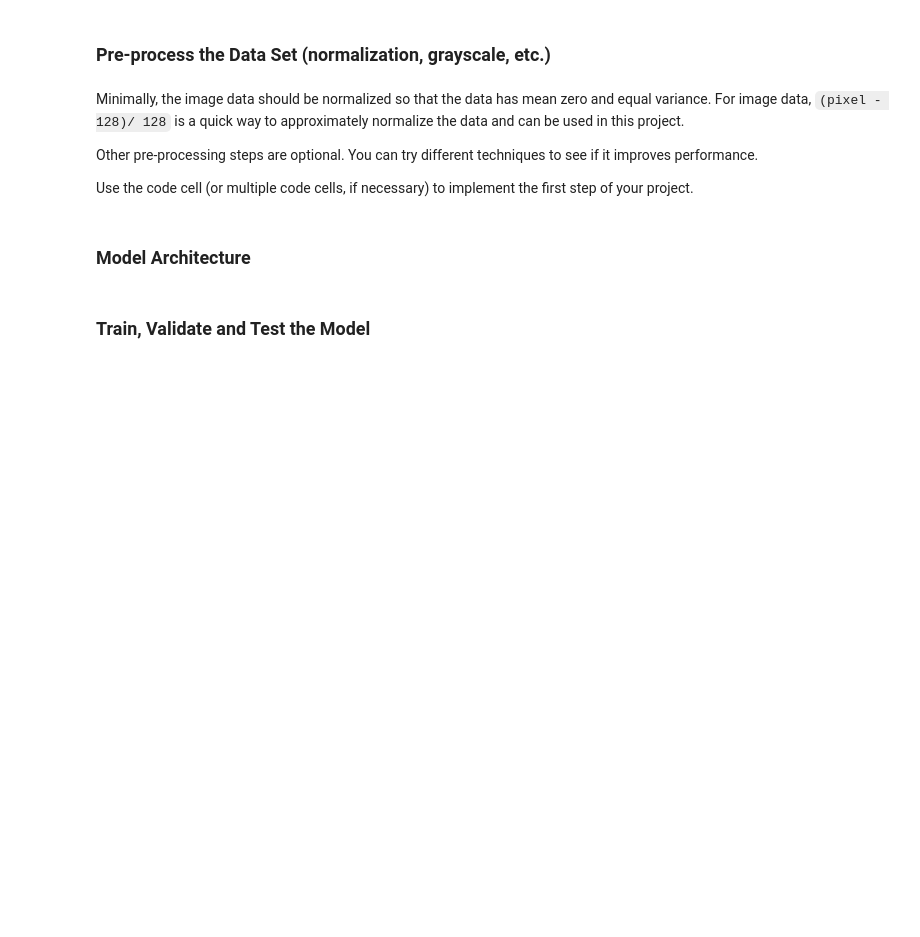
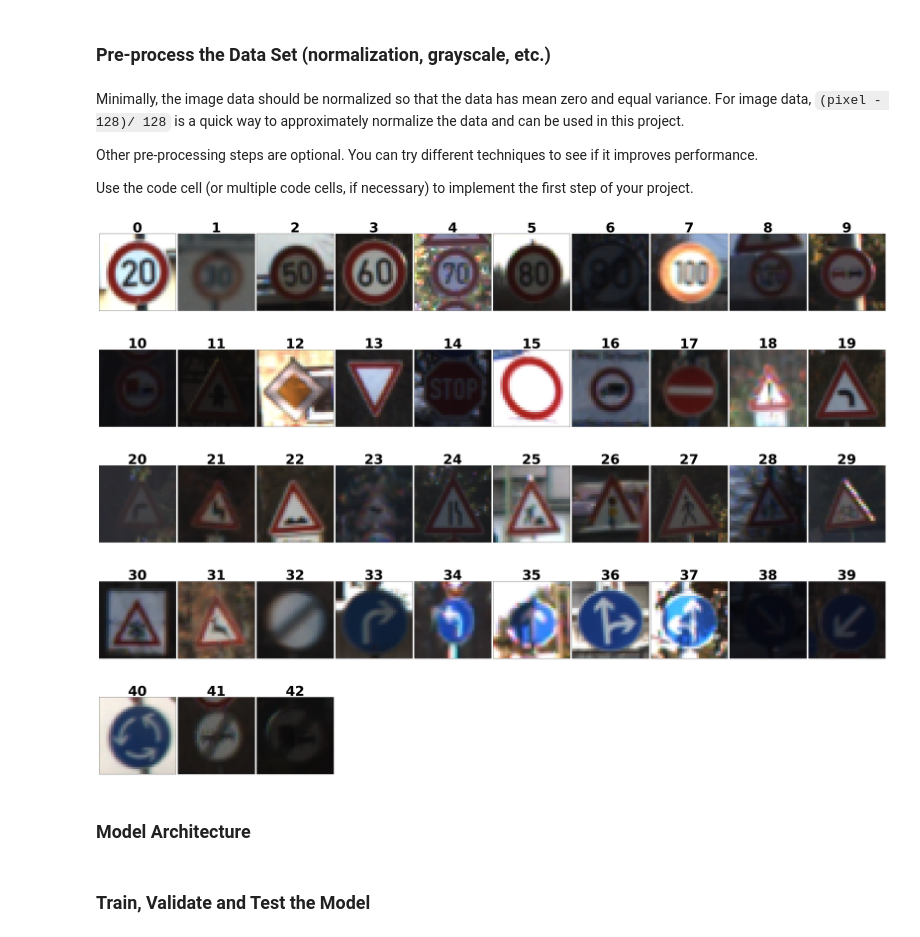
Before and after one commit to HairanWu/CarND-Traffic-Sign-Classifier-Project, a Jupyter notebook: Traffic_Sign_Classifier.ipynb, the cells around one changed output. Drawn from its saved outputs; the diff is of its cells as text; code cells hidden in the pictures; blank space fills up the shorter version.

```diff
--- a/Traffic_Sign_Classifier.ipynb
+++ b/Traffic_Sign_Classifier.ipynb
@@ -216,7 +226,7 @@ def gen_class_images(images,lables,sumclass):
         print(n_samples)
         batch_counter = 0
 
-        n_min_samples = 1700
+        n_min_samples = 4000
 
         if n_samples < n_min_samples:
             for x_batch, y_batch in image_datagen.flow(imagemarkimg, labelmarkimg, batch_size=(n_min_samples-n_samples)):
@@ -319,3 +249,46 @@ X_test = preprocessImages(X_test)
+# %%
+import cv2
+from skimage import io, color, exposure, transform
+from skimage import exposure
+
+
+# def gamma_correction(img, correction):
+#     img = img/255.0
+#     img = cv2.pow(img, correction)
+#     return np.uint8(img*255)
+
+def normalizeyImage(img):
+    # Histogram normalization in y
+#     YCrCb = cv2.cvtColor(img, cv2.COLOR_RGB2YUV )
+#     YCrCb[:,:,0] = cv2.equalizeHist(YCrCb[:,:,0])
+#     YCrCb[:,:,1] = cv2.equalizeHist(YCrCb[:,:,1])
+#     YCrCb[:,:,2] = cv2.equalizeHist(YCrCb[:,:,2])
+#     img = cv2.cvtColor(YCrCb, cv2.COLOR_YUV2RGB )
+
+#     dst = gamma_correction(img, 1)
+#     gray = cv2.cvtColor(img, cv2.COLOR_RGB2GRAY)
+#     dst = gamma_correction(gray, 2)
+
+    return img
+#     return cv2.cvtColor(img, cv2.COLOR_YCrCb2GRAY)
+#     return np.resize(cv2.equalizeHist(cv2.cvtColor(img, cv2.COLOR_RGB2GRAY)),(32,32,1))
+
+#     return np.resize(gray ,(32,32,1))
+#     return np.resize(YCrCb[:,:,0] ,(32,32,1))
+
+def preprocessImages(images):
+    ret_array = []
+    for img in images:
+        ret_array.append(normalizeyImage((img)))
+    return np.array(ret_array)
+
+X_train = preprocessImages(X_train)
+X_valid = preprocessImages(X_valid)
+X_test = preprocessImages(X_test)
+# %%
+show_class_images(X_train,y_train,n_classes)
+# %% [output]
+[figure, added]
 # %% [markdown]
 ### Model Architecture
 # %%
```
Also changed, not shown: parts of 14 cells of this notebook, 5 other files.
